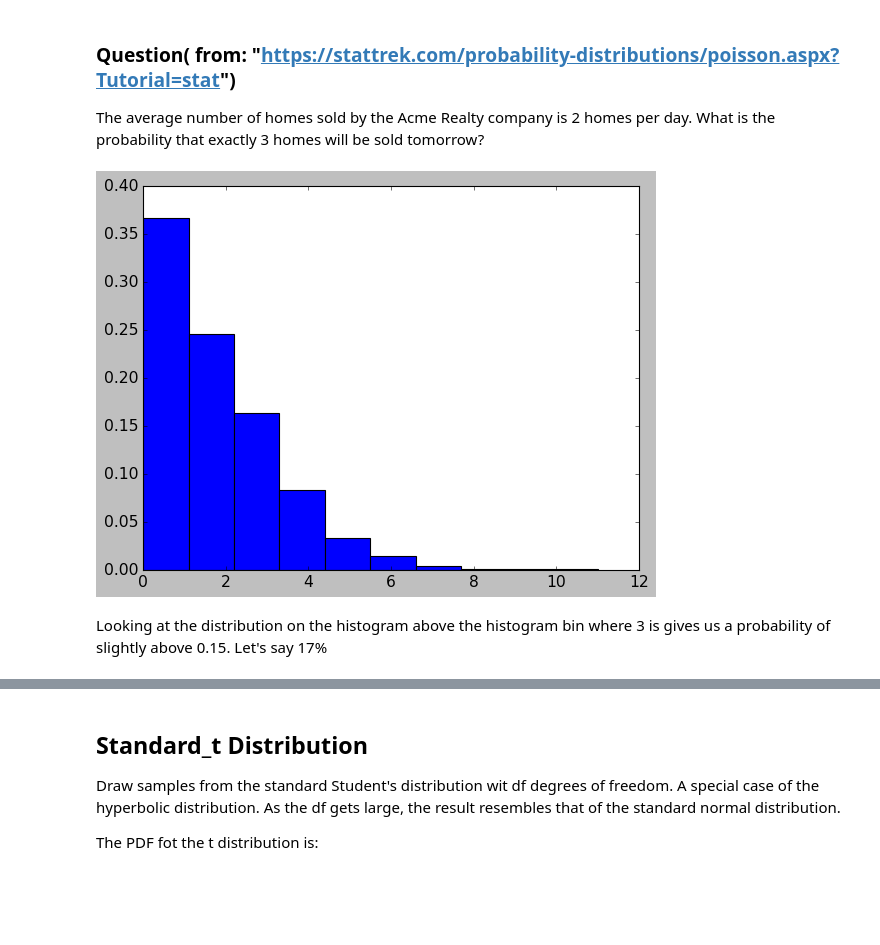
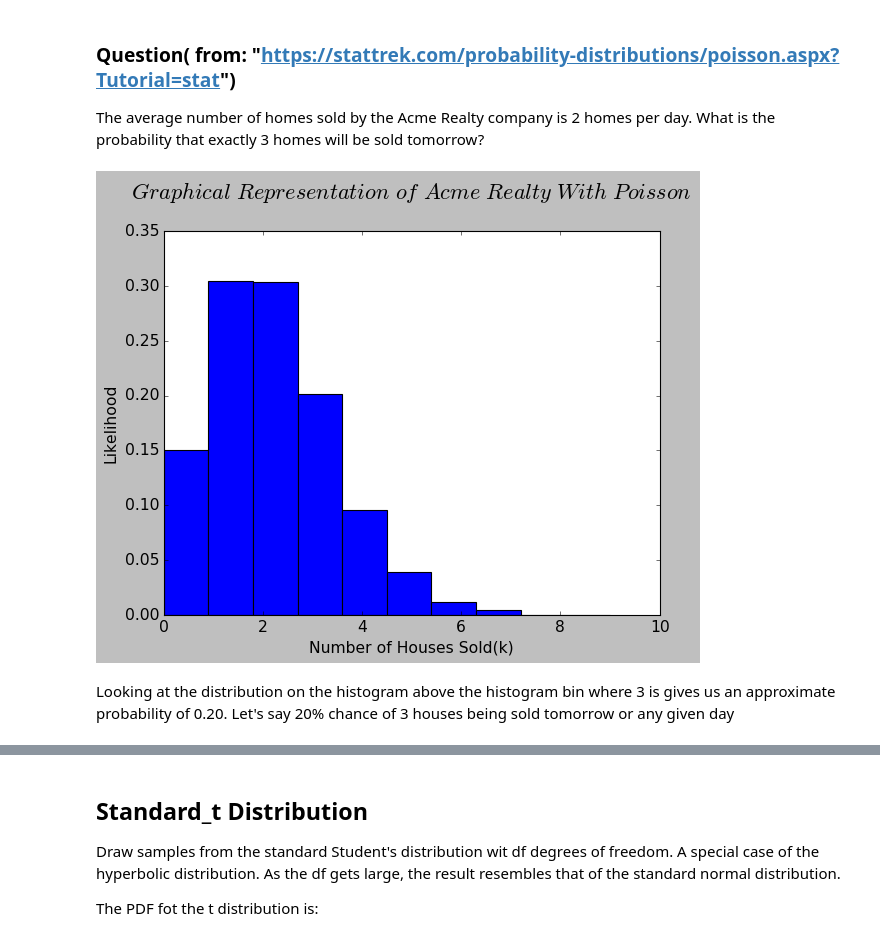
Before and after one commit to MarcoMen-Temp/Programming-Practice, a Jupyter notebook: NumpyAssignment.ipynb, the cells around one changed output, grey strips where cells are left out. Drawn from its saved outputs; the diff is of its cells as text; code cells hidden in the pictures; blank space fills up the shorter version.

```diff
--- a/NumpyAssignment.ipynb
+++ b/NumpyAssignment.ipynb
@@ -442,29 +572,41 @@ The average number of homes sold by the Acme Realty company is 2 homes per day.
 # %%
 import numpy as np
 import matplotlib.pyplot as plt
 
 """
 mu(mean) equals 2 because that's the average number of homes sold daily
 k(number of events) is 3(homes expected to sell) that we are trying to find the likelihood
 x-axis = k(events or number of homes sold)
 y-axis = Probabity of k events occuring
 I must label x and y axis and get LaTex formatting
-""""
+"""
 
 mu, k=  2, 3
 
 
 
 
 
 s = np.random.poisson(2, 10000)
 
+a =  "Graphical\ Representation\ of\ Acme\ Realty\ With\ Poisson"
 
 count, bins, ignored = plt.hist(s, 10, density = True)
 
+plt.plot()
+
+
+
+plt.title('$%s$ \n'%a, fontsize=20)
+
+
+plt.xlabel('Number of Houses Sold(k)')
+plt.ylabel('Likelihood')
+
+
 
 plt.show()
 # %% [output]
-[figure, old version]
+[figure, new version]
 # %% [markdown]
-Looking at the distribution on the histogram above the histogram bin where 3 is gives us a probability of slightly above 0.15. Let's say 17%
+Looking at the distribution on the histogram above the histogram bin where 3 is gives us an approximate probability of 0.20. Let's say 20% chance of 3 houses being sold tomorrow or any given day
```
Also changed, not shown: parts of 28 cells of this notebook.
